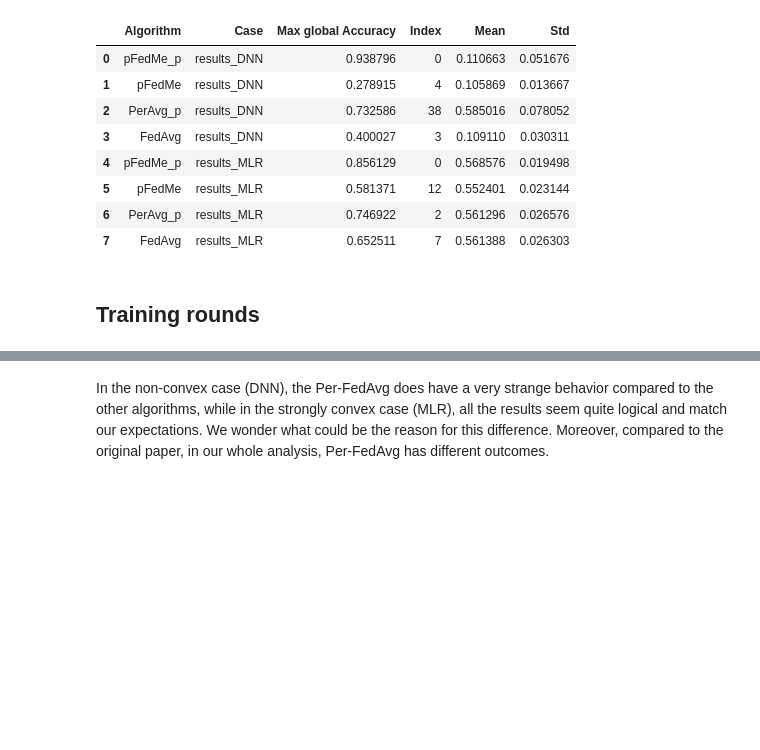
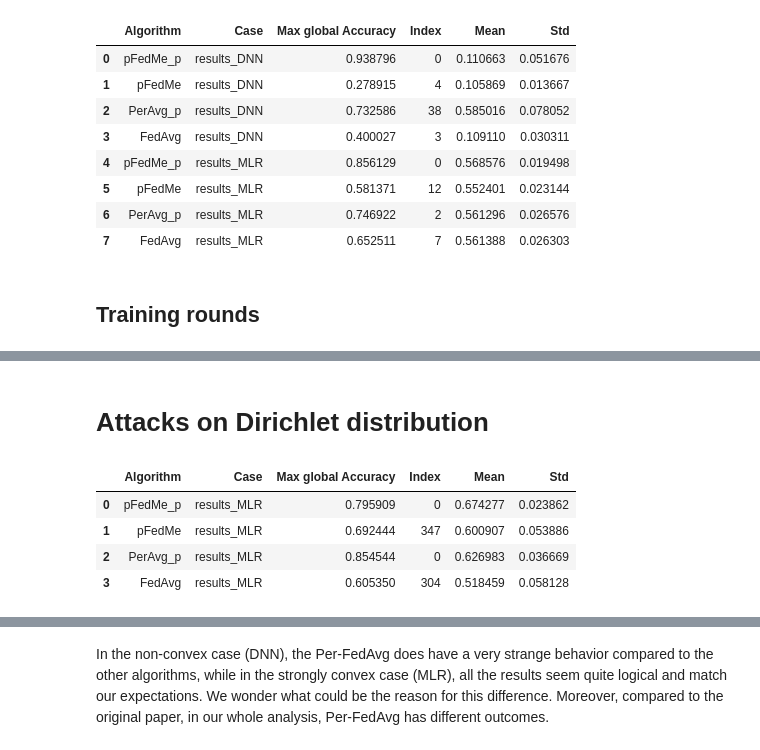
Before and after one commit to Blackangoo/DDLS_Project, a Jupyter notebook: print_results.ipynb, the cells around one changed output, grey strips where cells are left out. Cells and saved outputs as stored; diff of their text form; code cells hidden in the pictures; blank space fills up the shorter version.

```diff
--- a/print_results.ipynb
+++ b/print_results.ipynb
@@ -366,3 +381,5 @@ IndexError: index 0 is out of bounds for axis 0 with size 0
 | 1 | pFedMe (GM) | 0.563974 | results_MLR |
 | 2 | Per-FedAvg | 0.554641 | results_MLR |
 | 3 | FedAvg | 0.567864 | results_MLR |
+# %% [markdown]
+# Attacks on Dirichlet distribution
@@ -368,0 +388,8 @@ IndexError: index 0 is out of bounds for axis 0 with size 0
+# %%
+max_average_df(num_users=num_users, folders=folders)
+# %% [output]
+|  | Algorithm | Case | Max global Accuracy | Index | Mean | Std |
+| 0 | pFedMe_p | results_MLR | 0.795909 | 0 | 0.674277 | 0.023862 |
+| 1 | pFedMe | results_MLR | 0.692444 | 347 | 0.600907 | 0.053886 |
+| 2 | PerAvg_p | results_MLR | 0.854544 | 0 | 0.626983 | 0.036669 |
+| 3 | FedAvg | results_MLR | 0.605350 | 304 | 0.518459 | 0.058128 |
```
Also changed, not shown: parts of 15 cells of this notebook, 34 other files.
